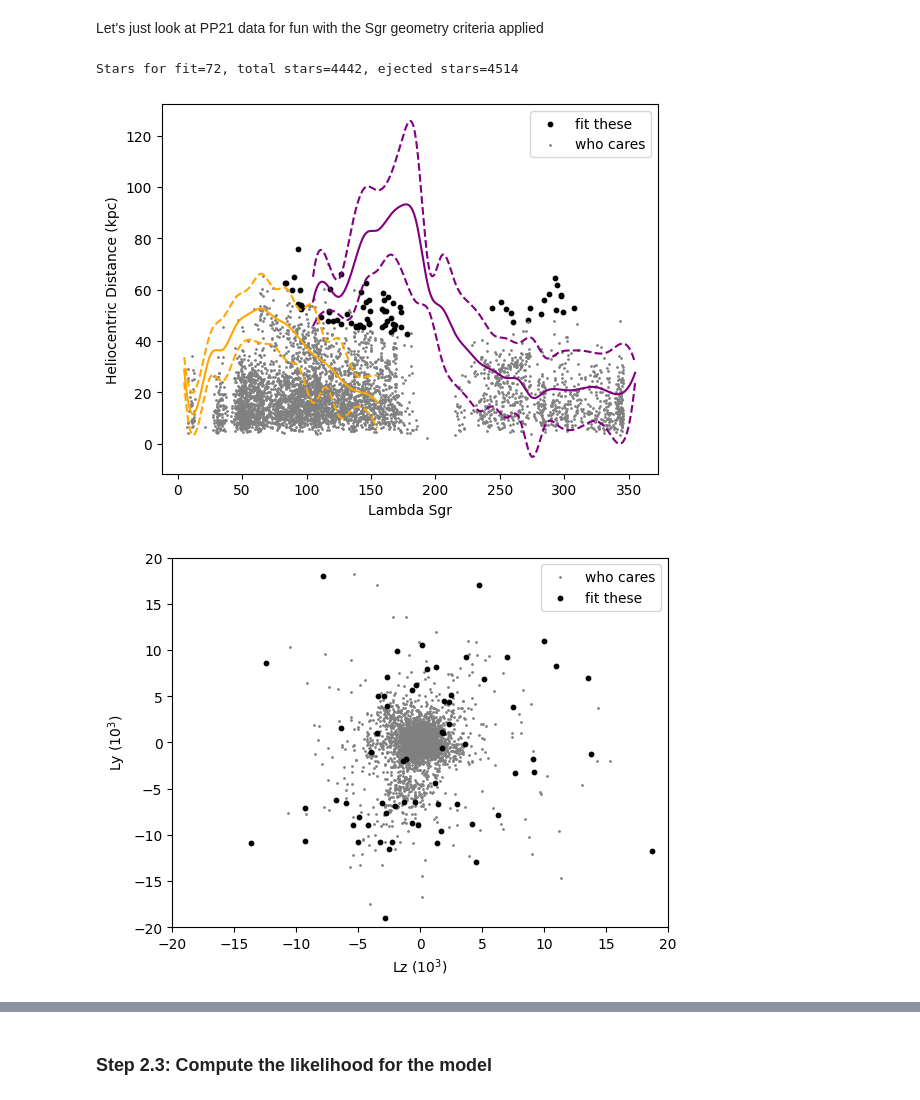
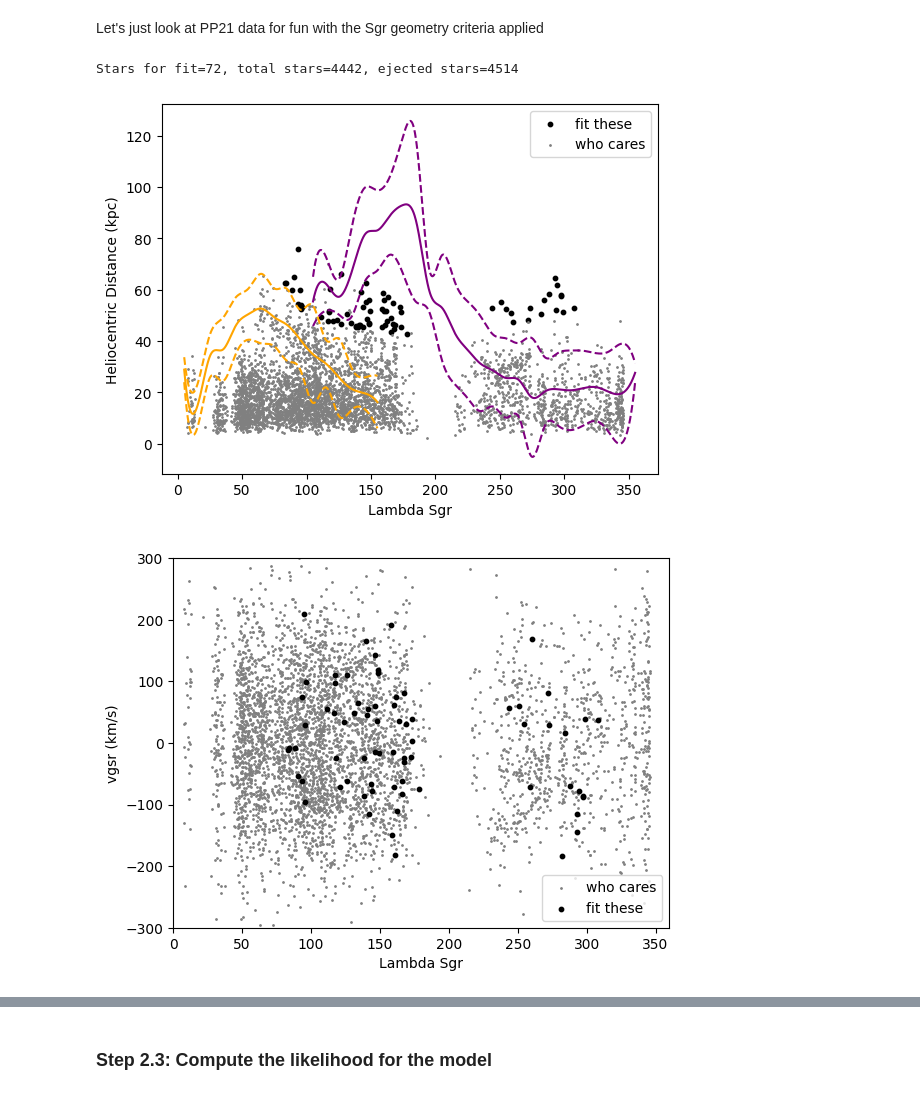
Before and after one commit to michael-petersen/ReflexMotion, a Jupyter notebook: analysis/CheckSgrResults.ipynb, the cells around one changed output, grey strips where cells are left out. Saved outputs shown, nothing was run; the diff lists cells and outputs as text; code cells hidden in the pictures.

```diff
--- a/analysis/CheckSgrResults.ipynb
+++ b/analysis/CheckSgrResults.ipynb
@@ -476,31 +480,42 @@ def plot_data_checks(PP21,criteria):
     plt.plot(lx_spline, lposspline(lx_spline), color='orange')
     plt.plot(lx_spline, lposspline(lx_spline)+3*ldepthspline(lx_spline), color='orange',linestyle='dashed')
     plt.plot(lx_spline, lposspline(lx_spline)-3*ldepthspline(lx_spline), color='orange',linestyle='dashed')
 
     plt.legend()
     plt.xlabel('Lambda Sgr')
     plt.ylabel('Heliocentric Distance (kpc)')
 
+
+    plt.figure()
+    fig = plt.figsize=(3,3)
+    plt.scatter(PP21['Lambda'][criteria],PP21['vlsr'][criteria],color='grey',s=1.,label='who cares')
+    plt.scatter(PP21['Lambda'][~criteria],PP21['vlsr'][~criteria],color='black',s=10.,label='fit these')
+    plt.axis([0,360,-300,300])
+    plt.xlabel('Lambda Sgr')
+    plt.ylabel('vgsr (km/s)')
+    plt.legend()
+
+
     plt.figure()
     fig = plt.figsize=(3,3)
     plt.scatter(PP21['Lz'][criteria]/1000,PP21['Ly'][criteria]/1000,color='grey',s=1.,label='who cares')
     plt.scatter(PP21['Lz'][~criteria]/1000,PP21['Ly'][~criteria]/1000,color='black',s=10.,label='fit these')
     plt.axis([-20,20,-20,20])
     plt.xlabel('Lz ($10^3$)')
     plt.ylabel('Ly ($10^3$)')
     plt.legend()
 
     # ejected, total stars
     print('Stars for fit={}, total stars={}, ejected stars={}'.format(PP21['Lambda'].size-PP21['Lambda'][criteria].size,PP21['Lambda'][criteria].size,PP21['Lambda'].size))
 
     #plt.figure();plt.figure(figsize=(8, 4.2));plt.subplot(111, projection="aitoff")
     #plt.scatter(np.radians(PP21['l'][~criteria]),np.radians(PP21['b'][~criteria]), c=cm.coolwarm((PP21['vlsr'][~criteria]+200)/400.),s=50)
     #plt.grid(True);plt.show()
 
 
 # use this if you'd like to see any data visualised below
 plot_data_checks(PP21,criteria)
 # %% [output]
 Stars for fit=72, total stars=4442, ejected stars=4514
 [figure]
-[figure, old version]
+[figure, new version]
```
Also changed, not shown: parts of 14 cells of this notebook, 3 other files.
